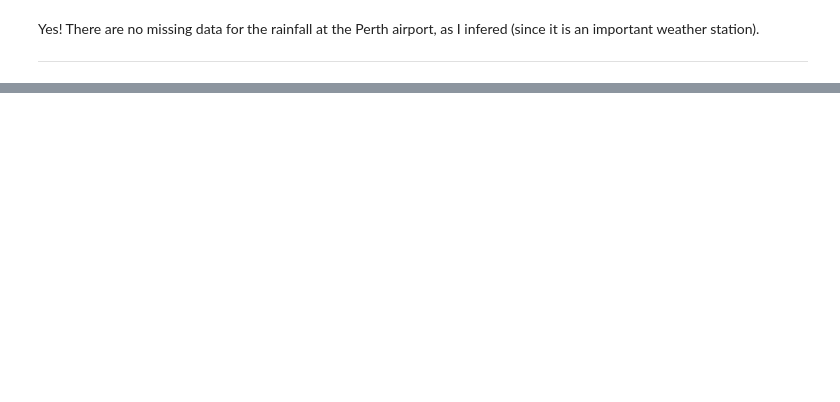
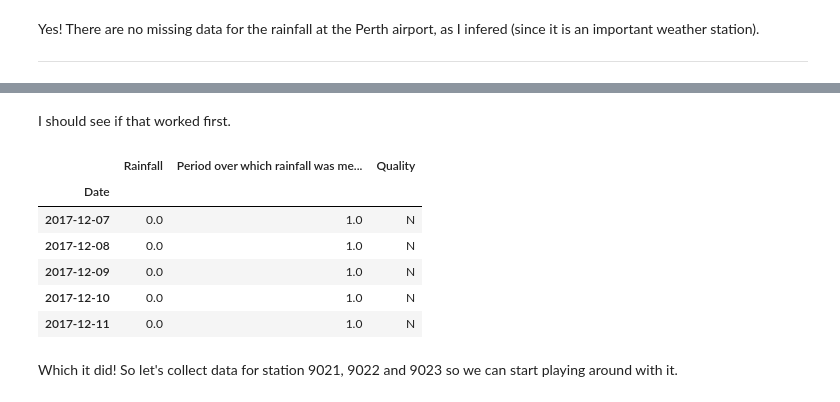
Before and after one commit to kmiller96/PythonWeatherDataScraper, a Jupyter notebook: ProofOfConcept.ipynb, the cells around one changed output, grey strips where cells are left out. Saved outputs shown, nothing was run; the diff lists cells and outputs as text; code cells hidden in the pictures; blank space fills up the shorter version.

```diff
--- a/ProofOfConcept.ipynb
+++ b/ProofOfConcept.ipynb
@@ -305,0 +326,56 @@ Yes! There are no missing data for the rainfall at the Perth airport, as I infer
+# %%
+def createDataframeForStation(station_num):
+    """Given the station number, I'll fetch the data for it."""
+    download_name = 'station_%s' % station_num
+
+    # Fetch & download data
+    link = downloadDataLink(station_num)
+    data = urllib2.urlopen(link)
+    with open(download_name+'.zip', 'wb') as zipper:
+        zipper.write(data.read())
+
+    # Extract it
+    with zipfile.ZipFile(download_name+".zip", "r") as zip_ref:
+        zip_ref.extractall(download_name)
+    df = pandas.read_csv(glob.glob(download_name+"/*.csv")[0])
+
+    # Rename the columns
+    df.rename(columns={
+        'Bureau of Meteorology station number': "Station Number",
+        'Rainfall amount (millimetres)': 'Rainfall',
+    }, inplace=True)
+
+    # Combine date into a single column.
+    df['Year'] = df['Year'].map(str)
+    df['Month'] = df['Month'].map(lambda x: str(x).zfill(2))
+    df['Day'] = df['Day'].map(lambda x: str(x).zfill(2))
+    df.insert(
+        2, 'Date',
+        df['Year'] + '-' +
+        df['Month'] + '-' +
+        df['Day']
+    )
+    df.drop(['Year', 'Month', 'Day'], axis=1, inplace=True)
+
+    # Next, drop the first and second columns.
+    df.drop(["Product code", "Station Number"], axis=1, inplace=True)
+
+    # Set the date as the index column.
+    df.set_index('Date', inplace=True)
+
+    # Finally return the result.
+    return df
+# %% [markdown]
+I should see if that worked first.
+# %%
+createDataframeForStation(9021).tail(5)
+# %% [output]
+|  | Rainfall | Period over which rainfall was me... | Quality |
+| Date |  |  |  |
+| 2017-12-07 | 0.0 | 1.0 | N |
+| 2017-12-08 | 0.0 | 1.0 | N |
+| 2017-12-09 | 0.0 | 1.0 | N |
+| 2017-12-10 | 0.0 | 1.0 | N |
+| 2017-12-11 | 0.0 | 1.0 | N |
+# %% [markdown]
+Which it did! So let's collect data for station 9021, 9022 and 9023 so we can start playing around with it.
```
Also changed, not shown: parts of 15 cells of this notebook.
